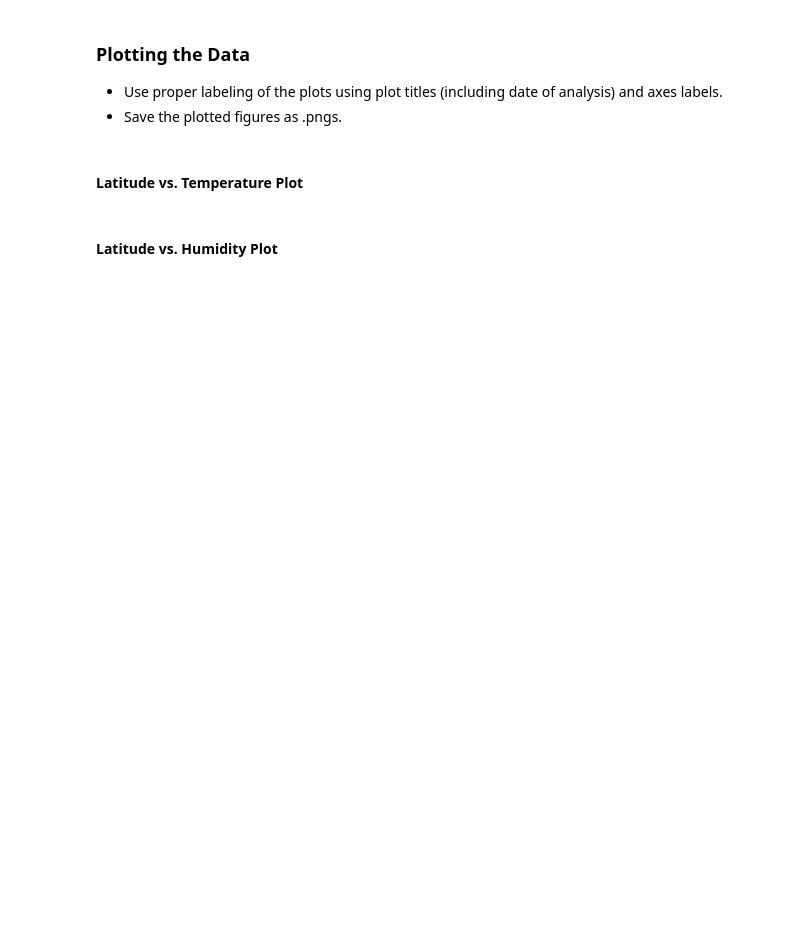
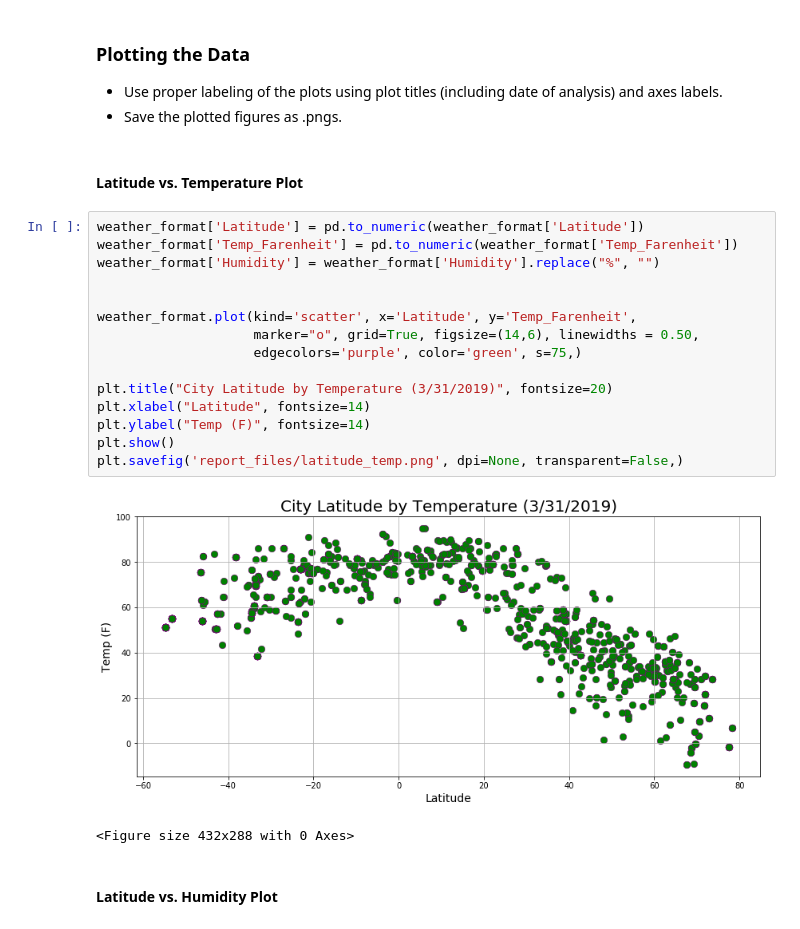
Before and after one commit to srmonteiro/DS_Bootcamp_HW, a Jupyter notebook: Monteiro_wk6_API_Python/06-Python-APIs/Instructions/starter_code/WeatherPy.ipynb, the cells around one changed output. Drawn from its saved outputs; the diff is of its cells as text; blank space fills up the shorter version.

```diff
--- a/Monteiro_wk6_API_Python/06-Python-APIs/Instructions/starter_code/WeatherPy.ipynb
+++ b/Monteiro_wk6_API_Python/06-Python-APIs/Instructions/starter_code/WeatherPy.ipynb
@@ -244,5 +240,23 @@ The final data set is #1381 observations. Here are the first 15. See the csv fil
 * Save the plotted figures as .pngs.
 # %% [markdown]
 #### Latitude vs. Temperature Plot
+# %%
+weather_format['Latitude'] = pd.to_numeric(weather_format['Latitude'])
+weather_format['Temp_Farenheit'] = pd.to_numeric(weather_format['Temp_Farenheit'])
+weather_format['Humidity'] = weather_format['Humidity'].replace("%", "")
+
+
+weather_format.plot(kind='scatter', x='Latitude', y='Temp_Farenheit',
+                    marker="o", grid=True, figsize=(14,6), linewidths = 0.50,
+                    edgecolors='purple', color='green', s=75,)
+
+plt.title("City Latitude by Temperature (3/31/2019)", fontsize=20)
+plt.xlabel("Latitude", fontsize=14)
+plt.ylabel("Temp (F)", fontsize=14)
+plt.show()
+plt.savefig('report_files/latitude_temp.png', dpi=None, transparent=False,)
+# %% [output]
+[figure, added]
+<Figure size 432x288 with 0 Axes>
 # %% [markdown]
 #### Latitude vs. Humidity Plot
```
Also changed, not shown: parts of 8 cells of this notebook, 5 other files.
